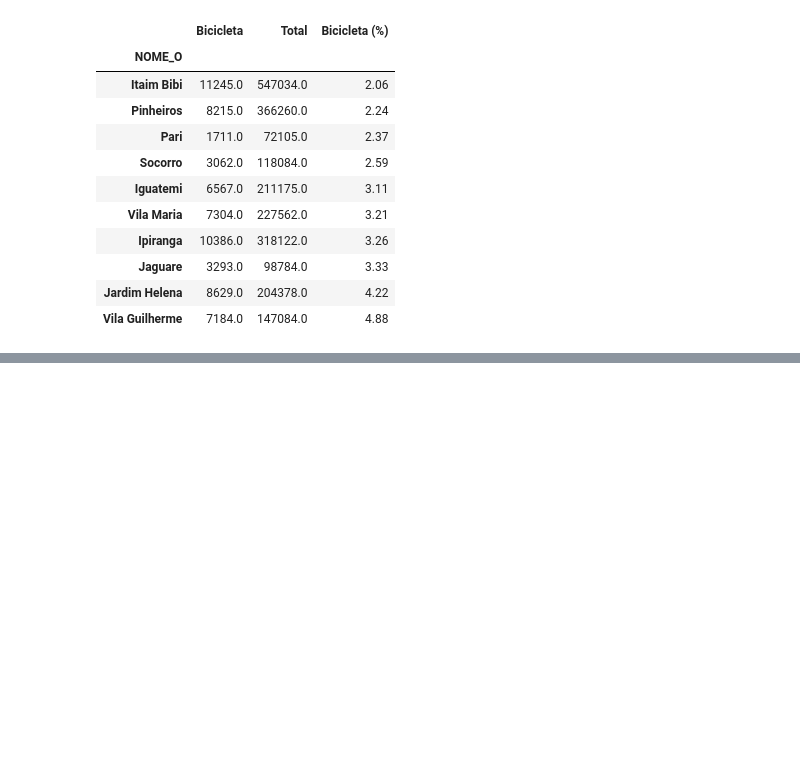
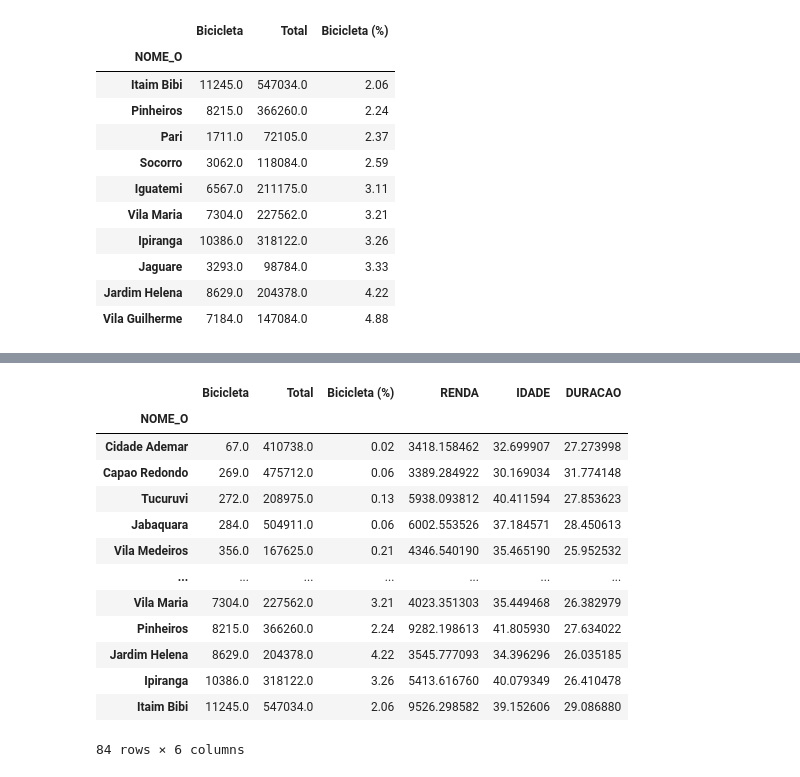
Before and after one commit to ezambomsantana/analise_od, a Jupyter notebook: notebook/Correlation.ipynb, the cells around one changed output, grey strips where cells are left out. Cells and saved outputs as stored; diff of their text form; code cells hidden in the pictures; blank space fills up the shorter version.

```diff
--- a/notebook/Correlation.ipynb
+++ b/notebook/Correlation.ipynb
@@ -159,3 +211,21 @@ join
+# %%
+join = join.join(distrito_tempo)
+join
+# %% [output]
+|  | Bicicleta | Total | Bicicleta (%) | RENDA | IDADE | DURACAO |
+| NOME_O |  |  |  |  |  |  |
+| Cidade Ademar | 67.0 | 410738.0 | 0.02 | 3418.158462 | 32.699907 | 27.273998 |
+| Capao Redondo | 269.0 | 475712.0 | 0.06 | 3389.284922 | 30.169034 | 31.774148 |
+| Tucuruvi | 272.0 | 208975.0 | 0.13 | 5938.093812 | 40.411594 | 27.853623 |
+| Jabaquara | 284.0 | 504911.0 | 0.06 | 6002.553526 | 37.184571 | 28.450613 |
+| Vila Medeiros | 356.0 | 167625.0 | 0.21 | 4346.540190 | 35.465190 | 25.952532 |
+| ... | ... | ... | ... | ... | ... | ... |
+| Vila Maria | 7304.0 | 227562.0 | 3.21 | 4023.351303 | 35.449468 | 26.382979 |
+| Pinheiros | 8215.0 | 366260.0 | 2.24 | 9282.198613 | 41.805930 | 27.634022 |
+| Jardim Helena | 8629.0 | 204378.0 | 4.22 | 3545.777093 | 34.396296 | 26.035185 |
+| Ipiranga | 10386.0 | 318122.0 | 3.26 | 5413.616760 | 40.079349 | 26.410478 |
+| Itaim Bibi | 11245.0 | 547034.0 | 2.06 | 9526.298582 | 39.152606 | 29.086880 |
+84 rows × 6 columns
 # %%
 join.corr()
 # %% [output]
```
Also changed, not shown: parts of 7 cells of this notebook.
